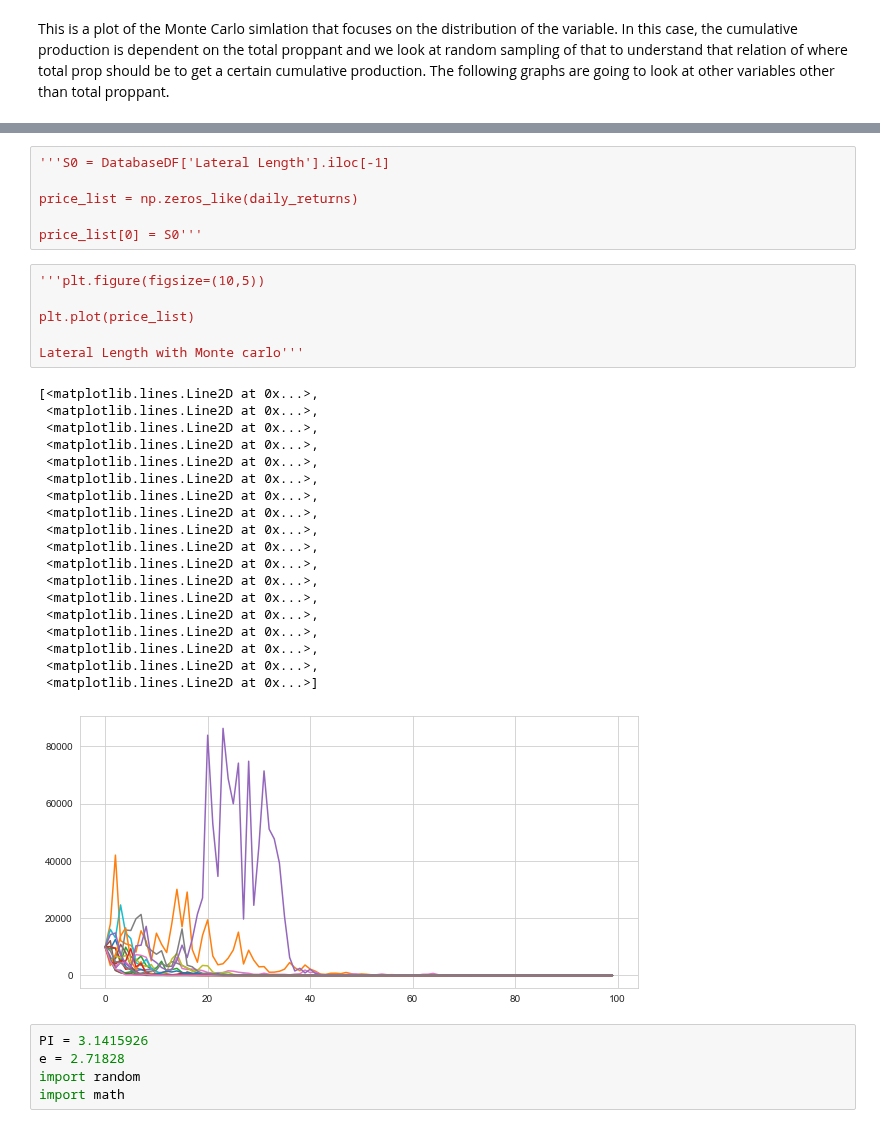
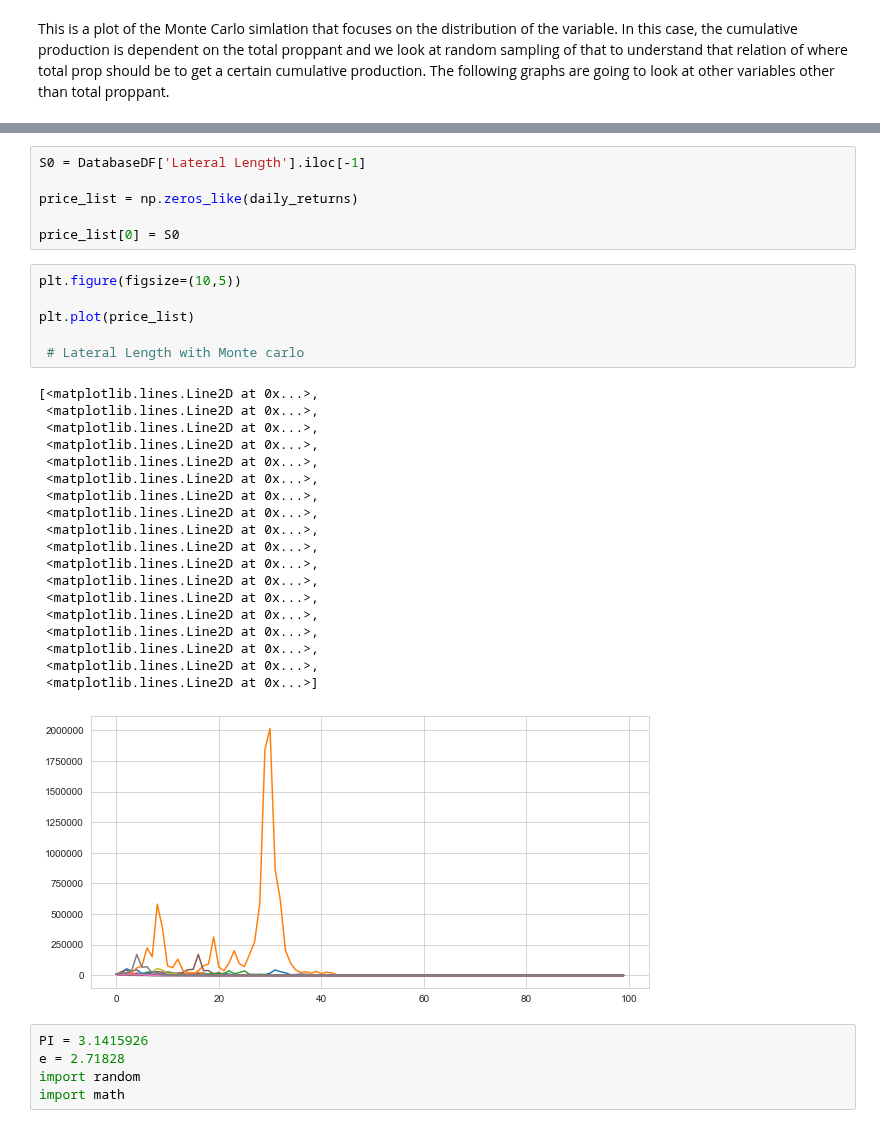
Before and after one commit to FRI-Energy-Analytics/2020_summer_fellows, a Jupyter notebook: Feature Selection - Novel Viz/Model_Testing/Monte_Carlo.ipynb, the cells around one changed output, grey strips where cells are left out. Saved outputs shown, nothing was run; the diff lists cells and outputs as text.

```diff
--- a/Feature Selection - Novel Viz/Model_Testing/Monte_Carlo.ipynb
+++ b/Feature Selection - Novel Viz/Model_Testing/Monte_Carlo.ipynb
@@ -174,35 +174,35 @@ Monte Carlo with Fluid '''
 # %%
-'''S0 = DatabaseDF['Lateral Length'].iloc[-1]
+S0 = DatabaseDF['Lateral Length'].iloc[-1]
 
 price_list = np.zeros_like(daily_returns)
 
-price_list[0] = S0'''
+price_list[0] = S0
 # %%
-'''plt.figure(figsize=(10,5))
+plt.figure(figsize=(10,5))
 
 plt.plot(price_list)
 
-Lateral Length with Monte carlo'''
+ # Lateral Length with Monte carlo
 # %% [output]
 [<matplotlib.lines.Line2D at 0x...>,
  <matplotlib.lines.Line2D at 0x...>,
  <matplotlib.lines.Line2D at 0x...>,
  <matplotlib.lines.Line2D at 0x...>,
  <matplotlib.lines.Line2D at 0x...>,
  <matplotlib.lines.Line2D at 0x...>,
  <matplotlib.lines.Line2D at 0x...>,
  <matplotlib.lines.Line2D at 0x...>,
  <matplotlib.lines.Line2D at 0x...>,
  <matplotlib.lines.Line2D at 0x...>,
  <matplotlib.lines.Line2D at 0x...>,
  <matplotlib.lines.Line2D at 0x...>,
  <matplotlib.lines.Line2D at 0x...>,
  <matplotlib.lines.Line2D at 0x...>,
  <matplotlib.lines.Line2D at 0x...>,
  <matplotlib.lines.Line2D at 0x...>,
  <matplotlib.lines.Line2D at 0x...>,
  <matplotlib.lines.Line2D at 0x...>]
-[figure, old version]
+[figure, new version]
 # %%
 PI = 3.1415926
 e = 2.71828
```
Also changed, not shown: parts of 4 cells of this notebook.
